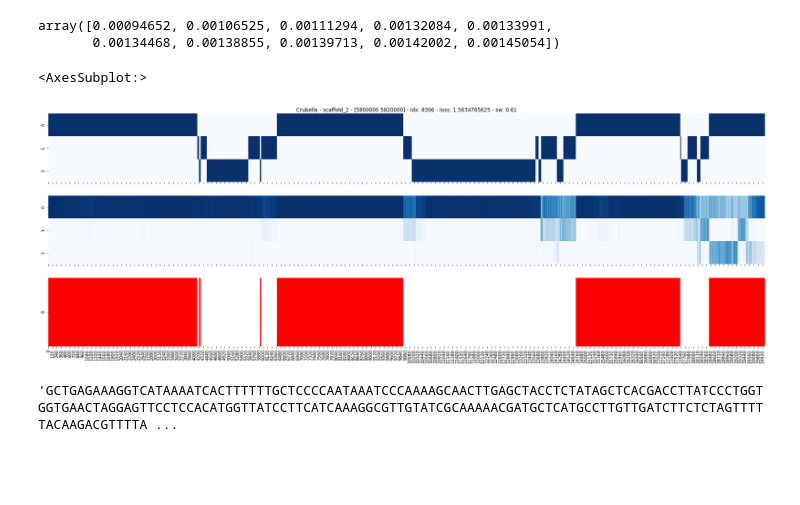
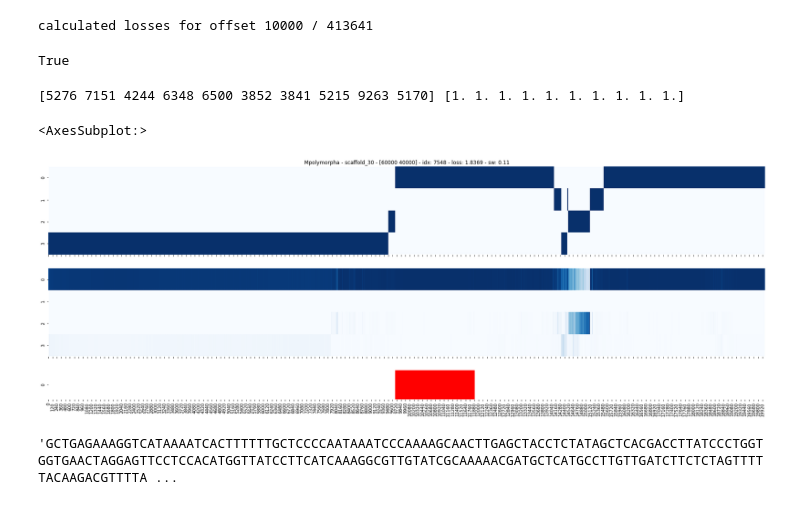
Before and after one commit to weberlab-hhu/helixer_scratch, a Jupyter notebook: notebooks/plot_predictions.ipynb, the cells around one changed output. Cells and saved outputs as stored; diff of their text form; code cells hidden in the pictures; blank space fills up the shorter version.

Commit message:
plotting notebook

```diff
--- a/notebooks/plot_predictions.ipynb
+++ b/notebooks/plot_predictions.ipynb
@@ -45,18 +37,55 @@ loss_idx = np.argsort(losses)
-# %%
-losses[loss_idx][:10]
-# %% [output]
-array([0.00094652, 0.00106525, 0.00111294, 0.00132084, 0.00133991,
-       0.00134468, 0.00138855, 0.00139713, 0.00142002, 0.00145054])
+# %%
+losses = np.zeros(y_true.shape[0], dtype=np.float32)
+frac_sw = np.zeros(y_true.shape[0], dtype=np.float32)  # fraction of sample weights in non-padding regions
+chunk_size = 10000
+for offset in range(0, y_true.shape[0], chunk_size):
+    chunk_slice = slice(offset, offset + chunk_size)
+    y_true_chunk, y_pred_chunk, sw_chunk = y_true[chunk_slice], y_pred[0, chunk_slice], sw[chunk_slice]
+
+    # remove utr column
+    _zero_out_utrs(y_true_chunk)
+    y_true_chunk = np.delete(y_true_chunk, 1, axis=-1)
+    y_pred_chunk = np.delete(y_pred_chunk, 1, axis=-1)
+
+    # calculate losses for each sample individually due to padding
+    # sample weights are not taken into account
+    for i in range(chunk_size):
+        y_true_sample, y_pred_sample, sw_sample = y_true_chunk[i], y_pred_chunk[i], sw_chunk[i]
+        losses[offset + i] = np.mean(cross_entropy(y_true_sample, y_pred_sample))
+        n_genetic_bases = np.count_nonzero(y_true_sample)
+        frac_sw[offset + i] = 1 - (np.count_nonzero(sw_sample) / n_genetic_bases)
+        print(n_genetic_bases)
+
+    print(f'calculated losses for offset {offset + chunk_size} / {y_true.shape[0]}')
+    break
+# %% [output]
+calculated losses for offset 10000 / 413641
+# %%
+idx = 2335
+np.all(sw[idx])
+# %% [output]
+True
+# %%
+loss_idx = np.argsort(losses[:chunk_size])
+print(loss_idx[:10], frac_sw[loss_idx[:10]])
+# %% [output]
+[5276 7151 4244 6348 6500 3852 3841 5215 9263 5170] [1. 1. 1. 1. 1. 1. 1. 1. 1. 1.]
+# %%
+# sample weight color map
+cmap = colors.ListedColormap(['red', 'white'])
+bounds=[0, 0.5, 1.0]
+norm = colors.BoundaryNorm(bounds, cmap.N)
 # %%
-idx = loss_idx[-(np.random.randint(100) + 1)]  # choose sample from the 20 with the highest loss
-fig, axes = plt.subplots(3, figsize=(30, 10), sharex=True)
-axes[0].set_title(f'{species[idx].decode()} - {seqids[idx].decode()} - {start_ends[idx]} - idx: {idx} - loss: {losses[idx]} - sw: {np.count_nonzero(sw[idx] == 0) / sw.shape[1]:.2f}')
-for i, y in enumerate([y_true, y_pred]):
-    sns.heatmap(y[idx].T, cbar=False, cmap='Blues', ax=axes[i])
-sns.heatmap(sw[idx][:, None].T, cbar=False, cmap=['red', 'white'], ax=axes[2])
+idx = loss_idx[-(np.random.randint(100) + 1)]  # choose sample from the 1000 with the highest loss
+# idx = 591
+fig, axes = plt.subplots(3, figsize=(30, 10), sharex=True, gridspec_kw={'height_ratios': [3, 3, 1]})
+axes[0].set_title(f'{species[idx].decode()} - {seqids[idx].decode()} - {start_ends[idx]} - idx: {idx} - loss: {losses[idx]:.4f} - sw: {frac_sw[idx]:.2f}')
+sns.heatmap(y_true[idx].T, cbar=False, cmap='Blues', ax=axes[0])
+sns.heatmap(y_pred[0, idx].T, cbar=False, cmap='Blues', ax=axes[1])
+sns.heatmap(sw[idx][:, None].T, cbar=False, cmap=cmap, norm=norm, ax=axes[2])
 # %% [output]
 <AxesSubplot:>
-[figure, old version]
+[figure, new version]
 # %%
 dna_sequence(X[idx][4200:7000])
 # %% [output]
```
Also changed, not shown: parts of 4 cells of this notebook.
